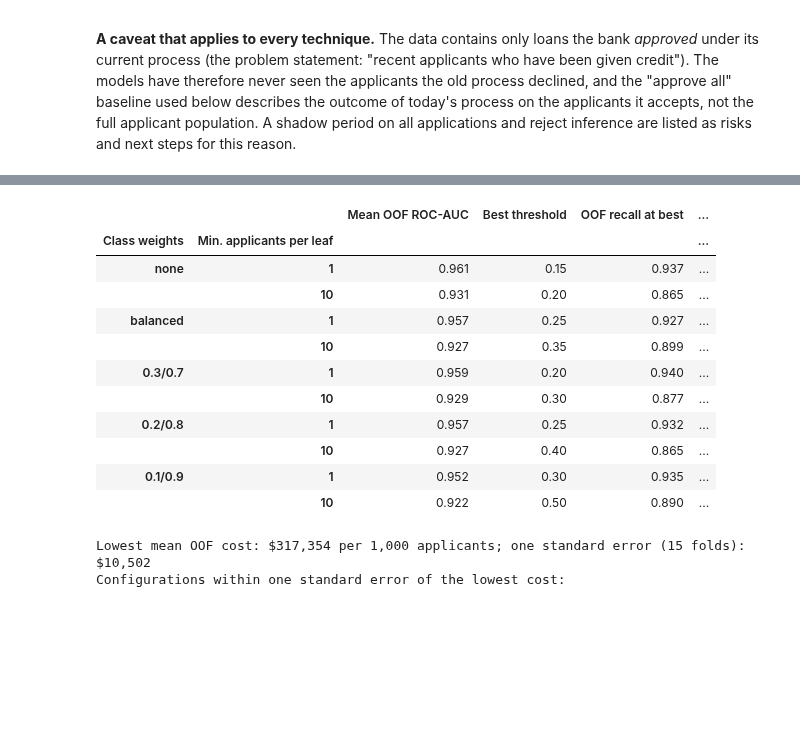
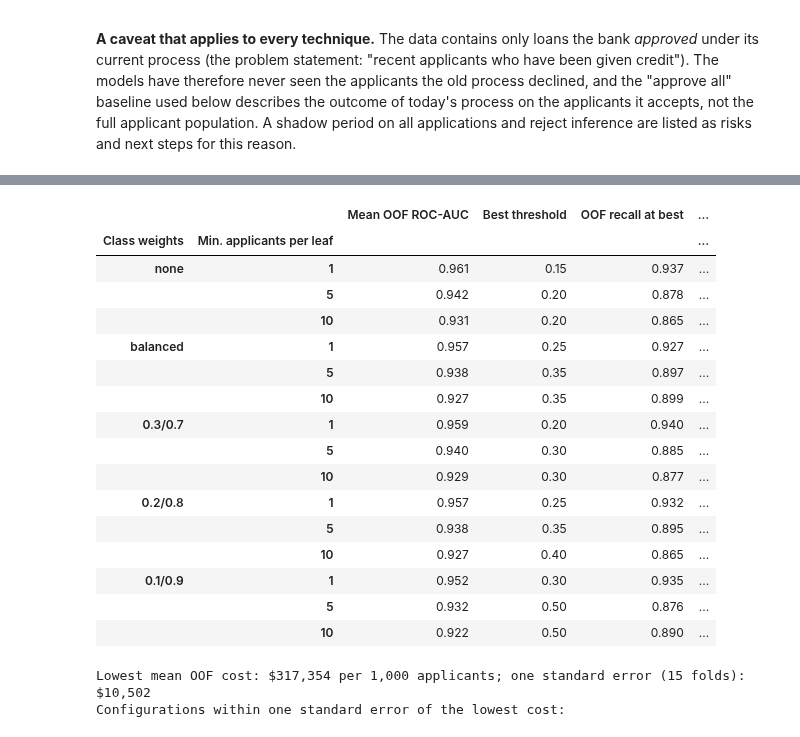
Before and after one commit to shubham1891/Personal-code, a Jupyter notebook: notebooks/Loan_Default_Prediction_Capstone.ipynb, the cells around one changed output, grey strips where cells are left out. Saved outputs shown, nothing was run; the diff lists cells and outputs as text; code cells hidden in the pictures; blank space fills up the shorter version.

```diff
--- a/notebooks/Loan_Default_Prediction_Capstone.ipynb
+++ b/notebooks/Loan_Default_Prediction_Capstone.ipynb
@@ -1731,57 +1731,63 @@ def cost_table(y_true, proba, thresholds=THRESHOLDS):
                      "expected_cost_per_1000_$": 1000 * (fn * COST_FN + fp * COST_FP) / n})
     return pd.DataFrame(rows)
 
-def oof_evaluate(model, cols):
-    '''Repeated 5-fold out-of-fold evaluation of one candidate on the training rows.
-    Returns the per-repeat OOF probabilities, the threshold table averaged over the repeats, its best row,
-    the mean OOF ROC-AUC and the fold-to-fold standard deviation of the cost at the best threshold.'''
+def oof_evaluate(model, cols, X=None):
+    '''Repeated 5-fold out-of-fold evaluation of one candidate on the training rows (X defaults to the tree data X_train;
+    the linear model passes its own capped and scaled frame). Returns the per-repeat OOF probabilities, the threshold
+    table averaged over the repeats, its best row, the mean OOF ROC-AUC and the fold-to-fold SD of the cost at the best threshold.'''
+    X = X_train if X is None else X
     probas, tables, fold_costs = [], [], {}
     for seed in CV_REPEATS:
         cv = StratifiedKFold(n_splits=5, shuffle=True, random_state=seed)
-        p = cross_val_predict(model, X_train[cols], y_train, cv=cv, method="predict_proba")[:, 1]
+        p = cross_val_predict(model, X[cols], y_train, cv=cv, method="predict_proba")[:, 1]
         probas.append(p)
         tables.append(cost_table(y_train, p))
-        for _, val in cv.split(X_train[cols], y_train):
+        for _, val in cv.split(X[cols], y_train):
             fold_tbl = cost_table(y_train.iloc[val], p[val])
             for t, c in zip(fold_tbl["threshold"], fold_tbl["expected_cost_per_1000_$"]):
                 fold_costs.setdefault(t, []).append(c)
     tbl = pd.concat(tables).groupby("threshold", as_index=False).mean()
     best = tbl.loc[tbl["expected_cost_per_1000_$"].idxmin()]
     return {"probas": probas, "table": tbl, "best": best,
             "auc": np.mean([roc_auc_score(y_train, p) for p in probas]),
             "fold_sd": np.std(fold_costs[best["threshold"]], ddof=1)}
 
 def summary_row(res):
     return {"Mean OOF ROC-AUC": res["auc"], "Best threshold": res["best"]["threshold"],
             "OOF recall at best": res["best"]["recall"], "OOF precision at best": res["best"]["precision"],
             COST_COL: res["best"]["expected_cost_per_1000_$"], "Fold-to-fold SD of cost ($)": res["fold_sd"]}
 
 SELECTION_FORMAT = {"Mean OOF ROC-AUC": "{:.3f}", "Best threshold": "{:.2f}", "OOF recall at best": "{:.3f}",
                     "OOF precision at best": "{:.3f}", COST_COL: "{:,.0f}", "Fold-to-fold SD of cost ($)": "{:,.0f}"}
 
 # Stage 1: class weights x minimum leaf size (200 trees, all 27 inputs)
 weight_options = {"none": None, "balanced": "balanced", "0.3/0.7": {0: 0.3, 1: 0.7}, "0.2/0.8": {0: 0.2, 1: 0.8}, "0.1/0.9": {0: 0.1, 1: 0.9}}
-leaf_options = [1, 10]           # 1 = fully grown trees (the default); 10 = the leaf size the recall-only grid search chose
+leaf_options = [1, 5, 10]        # 1 = fully grown trees (the default); 5 and 10 = the constrained settings in the recall-only grid (10 was its choice)
 stage1 = {}
 for w_name, w in weight_options.items():
     for leaf in leaf_options:
         model = RandomForestClassifier(n_estimators=200, class_weight=w, min_samples_leaf=leaf, random_state=RANDOM_STATE, n_jobs=-1)
         stage1[(w_name, leaf)] = oof_evaluate(model, list(X_train.columns))
 config_search = pd.DataFrame({k: summary_row(v) for k, v in stage1.items()}).T
 config_search.index.names = ["Class weights", "Min. applicants per leaf"]
 config_search.style.format(SELECTION_FORMAT).highlight_min(subset=[COST_COL], color="#c6efce")
 # %% [output]
 |  |  | Mean OOF ROC-AUC | Best threshold | OOF recall at best | ... |
 | Class weights | Min. applicants per leaf |  |  |  | ... |
 | none | 1 | 0.961 | 0.15 | 0.937 | ... |
+|  | 5 | 0.942 | 0.20 | 0.878 | ... |
 |  | 10 | 0.931 | 0.20 | 0.865 | ... |
 | balanced | 1 | 0.957 | 0.25 | 0.927 | ... |
+|  | 5 | 0.938 | 0.35 | 0.897 | ... |
 |  | 10 | 0.927 | 0.35 | 0.899 | ... |
 | 0.3/0.7 | 1 | 0.959 | 0.20 | 0.940 | ... |
+|  | 5 | 0.940 | 0.30 | 0.885 | ... |
 |  | 10 | 0.929 | 0.30 | 0.877 | ... |
 | 0.2/0.8 | 1 | 0.957 | 0.25 | 0.932 | ... |
+|  | 5 | 0.938 | 0.35 | 0.895 | ... |
 |  | 10 | 0.927 | 0.40 | 0.865 | ... |
 | 0.1/0.9 | 1 | 0.952 | 0.30 | 0.935 | ... |
+|  | 5 | 0.932 | 0.50 | 0.876 | ... |
 |  | 10 | 0.922 | 0.50 | 0.890 | ... |
 # %%
 # Apply the pre-stated rule: lowest mean cost, and among the configurations within one standard error of it, the simplest
```
Also changed, not shown: parts of 26 cells of this notebook, 18 other files.
